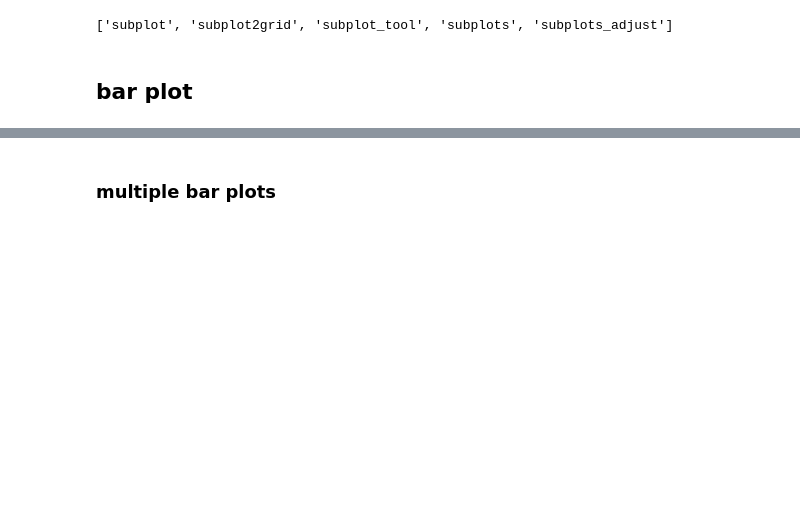
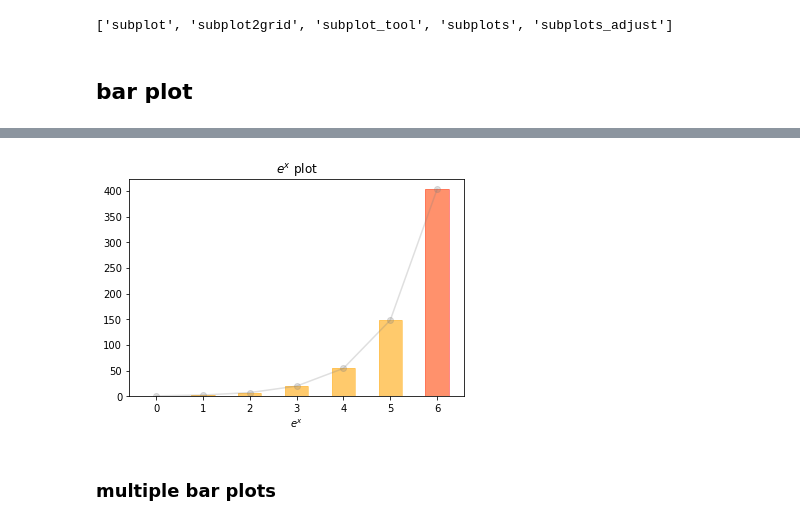
Before and after one commit to kishorepv/Data-Science-with-Python, a Jupyter notebook: Matplotlib library.ipynb, the cells around one changed output, grey strips where cells are left out. Drawn from its saved outputs; the diff is of its cells as text; code cells hidden in the pictures; blank space fills up the shorter version.

```diff
--- a/Matplotlib library.ipynb
+++ b/Matplotlib library.ipynb
@@ -228,3 +239,21 @@ plt.title("$e^x$ plot")
+# %%
+# tweak the bar plot visuals
+x=np.arange(7)
+y=np.exp(x)
+plt.figure()
+plt.title("$e^x$ plot")
+plt.xlabel("$e^x$")
+plt.plot(x,y, '-o', c="gray", alpha=0.25)
+plt.bar(x,y, width=0.5, color="orange", alpha=0.35) # change color and alpha values
+barc=plt.bar(x,y, width=0.5, color=["orange"]*(len(x)-1)+["green"], alpha=0.35) # individual bar colors
+
+# individual bars can be colored through the set_color method of each bar objects
+# each of the bars in the bar-plot (i.e. matplotlib.patches.Rectangle object) is stored as a child
+for i,bar in enumerate(barc):
+    if i==6: bar.set_color("red")
+    else: bar.set_color("orange")
+# %% [output]
+[figure, added]
 # %% [markdown]
 ### multiple bar plots
 # %%
```
Also changed, not shown: parts of 35 cells of this notebook.
